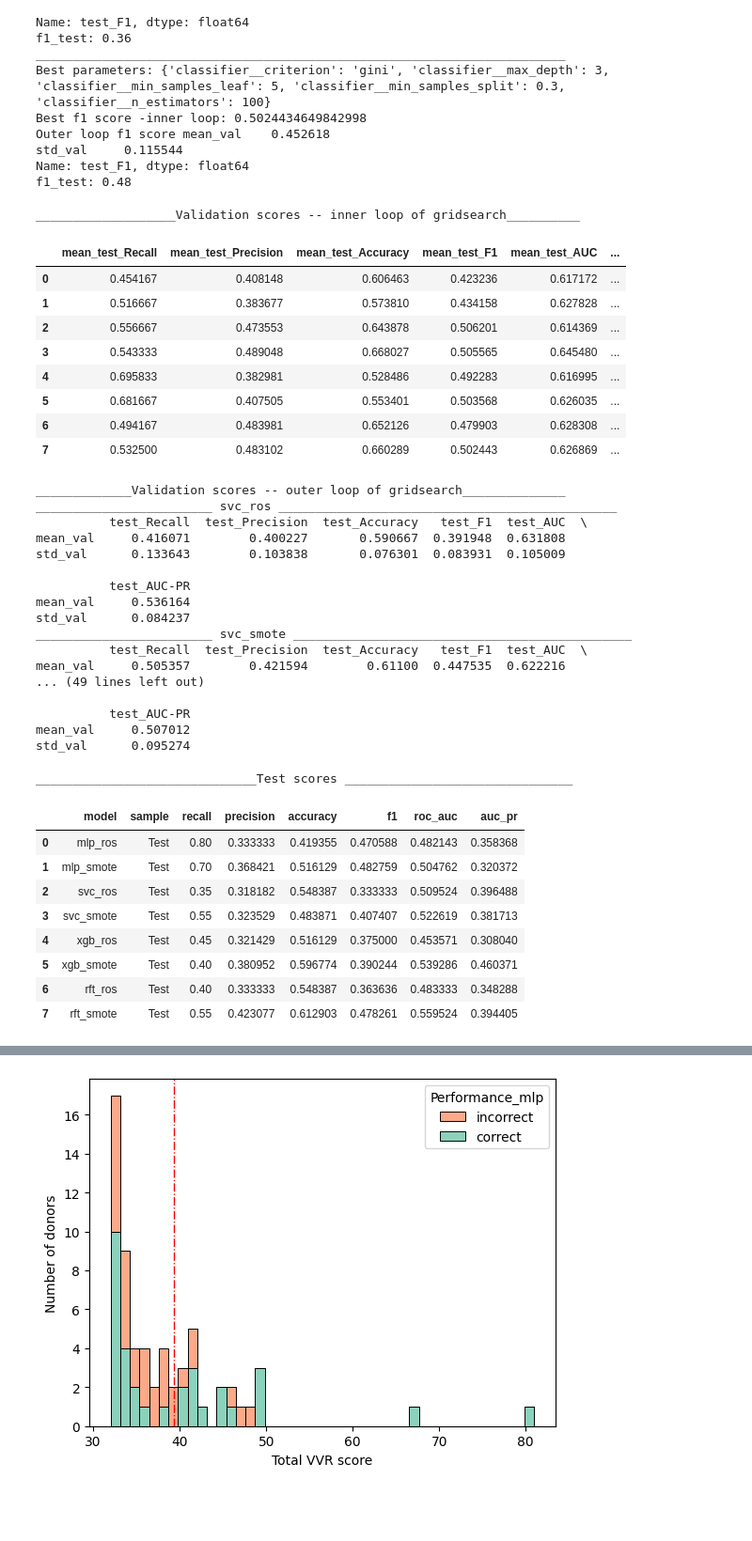
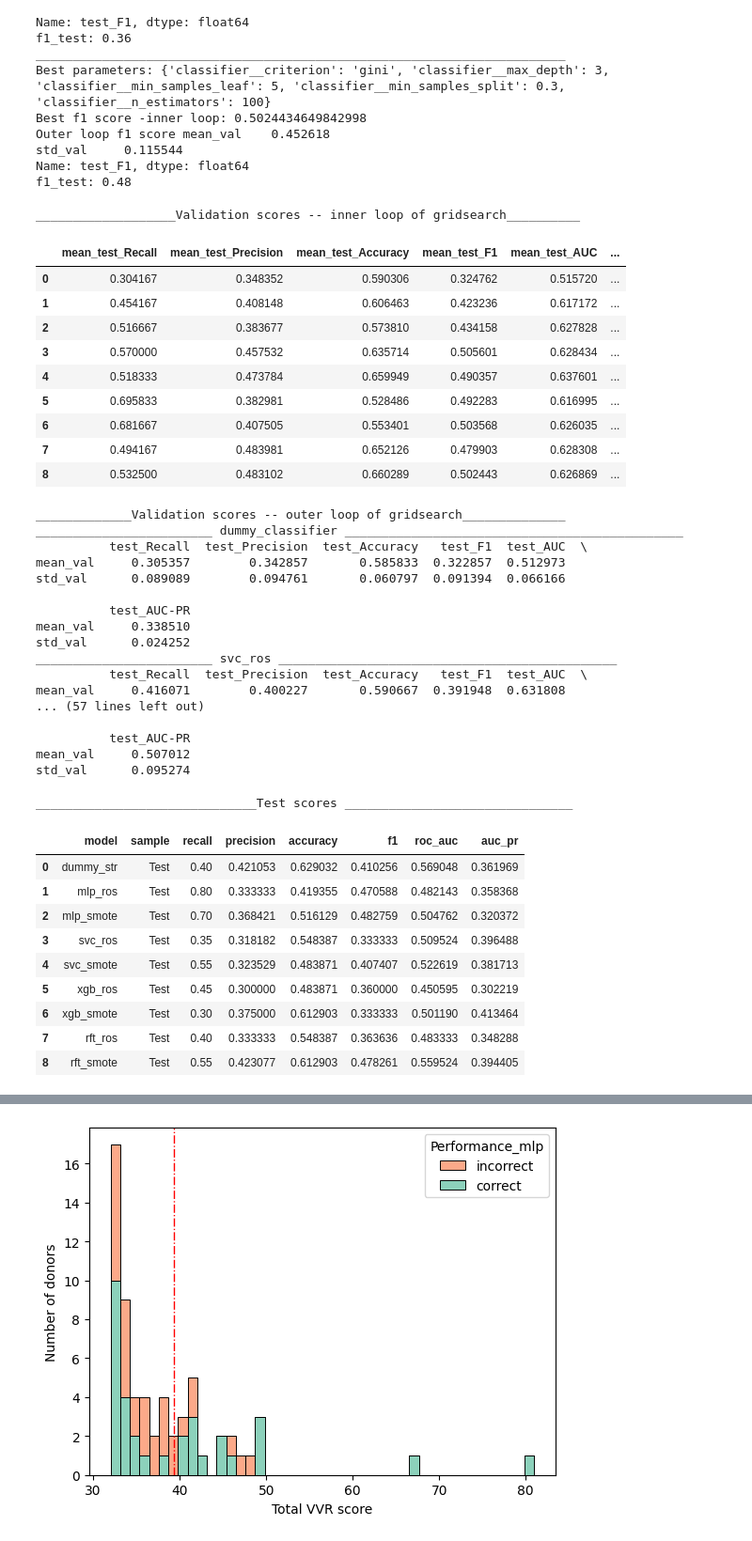
Before and after one commit to turkilerimeliz/Faint-Project, a Jupyter notebook: Model_Implementation.ipynb, the cells around one changed output, grey strips where cells are left out. Shown at 94% size. Saved outputs shown, nothing was run; the diff lists cells and outputs as text; code cells hidden in the pictures; blank space fills up the shorter version.

```diff
--- a/Model_Implementation.ipynb
+++ b/Model_Implementation.ipynb
@@ -736,7 +795,7 @@ parameter_list = [para_svc_ros, para_svc_smote,
 # %%
 # append validation  of the inner loop
 score_df_cv = pd.DataFrame()
-for i in range(0, 8):
+for i in range(0, 9):
   score_df_cv= pd.concat([score_df_cv,cv_scores_list[i].loc[cv_scores_list[i]['params']==parameter_list[i], ['mean_test_Recall',
                                                                                                              'mean_test_Precision',
                                                                                                              'mean_test_Accuracy',
@@ -748,16 +807,17 @@ for i in range(0, 8):
                           ], ignore_index=True)
 # report
 print("___________________Validation scores -- inner loop of gridsearch__________")
-score_df_cv.head(8)
+score_df_cv.head(15)
 # %% [output]
 ___________________Validation scores -- inner loop of gridsearch__________
 |  | mean_test_Recall | mean_test_Precision | mean_test_Accuracy | mean_test_F1 | mean_test_AUC | ... |
-| 0 | 0.454167 | 0.408148 | 0.606463 | 0.423236 | 0.617172 | ... |
-| 1 | 0.516667 | 0.383677 | 0.573810 | 0.434158 | 0.627828 | ... |
-| 2 | 0.556667 | 0.473553 | 0.643878 | 0.506201 | 0.614369 | ... |
-| 3 | 0.543333 | 0.489048 | 0.668027 | 0.505565 | 0.645480 | ... |
-| 4 | 0.695833 | 0.382981 | 0.528486 | 0.492283 | 0.616995 | ... |
-| 5 | 0.681667 | 0.407505 | 0.553401 | 0.503568 | 0.626035 | ... |
-| 6 | 0.494167 | 0.483981 | 0.652126 | 0.479903 | 0.628308 | ... |
-| 7 | 0.532500 | 0.483102 | 0.660289 | 0.502443 | 0.626869 | ... |
+| 0 | 0.304167 | 0.348352 | 0.590306 | 0.324762 | 0.515720 | ... |
+| 1 | 0.454167 | 0.408148 | 0.606463 | 0.423236 | 0.617172 | ... |
+| 2 | 0.516667 | 0.383677 | 0.573810 | 0.434158 | 0.627828 | ... |
+| 3 | 0.570000 | 0.457532 | 0.635714 | 0.505601 | 0.628434 | ... |
+| 4 | 0.518333 | 0.473784 | 0.659949 | 0.490357 | 0.637601 | ... |
+| 5 | 0.695833 | 0.382981 | 0.528486 | 0.492283 | 0.616995 | ... |
+| 6 | 0.681667 | 0.407505 | 0.553401 | 0.503568 | 0.626035 | ... |
+| 7 | 0.494167 | 0.483981 | 0.652126 | 0.479903 | 0.628308 | ... |
+| 8 | 0.532500 | 0.483102 | 0.660289 | 0.502443 | 0.626869 | ... |
 # %%
@@ -766,7 +826,8 @@ model_names=['svc_ros', 'svc_smote', 'xgb_ros', 'xgb_smote', 'mlp_ros', 'mlp_smo
 print("_____________Validation scores -- outer loop of gridsearch______________")
 
 i=0
-for item in [val_svc_ros, val_svc_smote,
+for item in [val_dummy_str,
+             val_svc_ros, val_svc_smote,
              val_xgb_ros, val_xgb_smote,
              val_mlp_ros, val_mlp_smote,
              val_rft_ros, val_rft_smote
@@ -776,18 +837,18 @@ for item in [val_svc_ros, val_svc_smote,
   i=i+1
 # %% [output]
 _____________Validation scores -- outer loop of gridsearch______________
+________________________ dummy_classifier ______________________________________________
+          test_Recall  test_Precision  test_Accuracy   test_F1  test_AUC  \
+mean_val     0.305357        0.342857       0.585833  0.322857  0.512973
+std_val      0.089089        0.094761       0.060797  0.091394  0.066166
+
+          test_AUC-PR
+mean_val     0.338510
+std_val      0.024252
 ________________________ svc_ros ______________________________________________
           test_Recall  test_Precision  test_Accuracy   test_F1  test_AUC  \
 mean_val     0.416071        0.400227       0.590667  0.391948  0.631808
-std_val      0.133643        0.103838       0.076301  0.083931  0.105009
-
-          test_AUC-PR
-mean_val     0.536164
-std_val      0.084237
-________________________ svc_smote ______________________________________________
-          test_Recall  test_Precision  test_Accuracy   test_F1  test_AUC  \
-mean_val     0.505357        0.421594        0.61100  0.447535  0.622216
-... (49 lines left out)
+... (57 lines left out)
 
           test_AUC-PR
 mean_val     0.507012
@@ -795,20 +856,21 @@ std_val      0.095274
 # %%
 # create a dataframe to report models` test scores
 score_df = pd.DataFrame(score_master)
 
 print("______________________________Test scores _______________________________")
-score_df.head(35)
+score_df.head(15)
 # %% [output]
 ______________________________Test scores _______________________________
 |  | model | sample | recall | precision | accuracy | f1 | roc_auc | auc_pr |
-| 0 | mlp_ros | Test | 0.80 | 0.333333 | 0.419355 | 0.470588 | 0.482143 | 0.358368 |
-| 1 | mlp_smote | Test | 0.70 | 0.368421 | 0.516129 | 0.482759 | 0.504762 | 0.320372 |
-| 2 | svc_ros | Test | 0.35 | 0.318182 | 0.548387 | 0.333333 | 0.509524 | 0.396488 |
-| 3 | svc_smote | Test | 0.55 | 0.323529 | 0.483871 | 0.407407 | 0.522619 | 0.381713 |
-| 4 | xgb_ros | Test | 0.45 | 0.321429 | 0.516129 | 0.375000 | 0.453571 | 0.308040 |
-| 5 | xgb_smote | Test | 0.40 | 0.380952 | 0.596774 | 0.390244 | 0.539286 | 0.460371 |
-| 6 | rft_ros | Test | 0.40 | 0.333333 | 0.548387 | 0.363636 | 0.483333 | 0.348288 |
-| 7 | rft_smote | Test | 0.55 | 0.423077 | 0.612903 | 0.478261 | 0.559524 | 0.394405 |
+| 0 | dummy_str | Test | 0.40 | 0.421053 | 0.629032 | 0.410256 | 0.569048 | 0.361969 |
+| 1 | mlp_ros | Test | 0.80 | 0.333333 | 0.419355 | 0.470588 | 0.482143 | 0.358368 |
+| 2 | mlp_smote | Test | 0.70 | 0.368421 | 0.516129 | 0.482759 | 0.504762 | 0.320372 |
+| 3 | svc_ros | Test | 0.35 | 0.318182 | 0.548387 | 0.333333 | 0.509524 | 0.396488 |
+| 4 | svc_smote | Test | 0.55 | 0.323529 | 0.483871 | 0.407407 | 0.522619 | 0.381713 |
+| 5 | xgb_ros | Test | 0.45 | 0.300000 | 0.483871 | 0.360000 | 0.450595 | 0.302219 |
+| 6 | xgb_smote | Test | 0.30 | 0.375000 | 0.612903 | 0.333333 | 0.501190 | 0.413464 |
+| 7 | rft_ros | Test | 0.40 | 0.333333 | 0.548387 | 0.363636 | 0.483333 | 0.348288 |
+| 8 | rft_smote | Test | 0.55 | 0.423077 | 0.612903 | 0.478261 | 0.559524 | 0.394405 |
 # %%
 # comparison models with smote  -- across class labels
 y_pred_mlp_smote= best_mlp_smote.predict(X_test_m)
```
Also changed, not shown: parts of 38 cells of this notebook.
